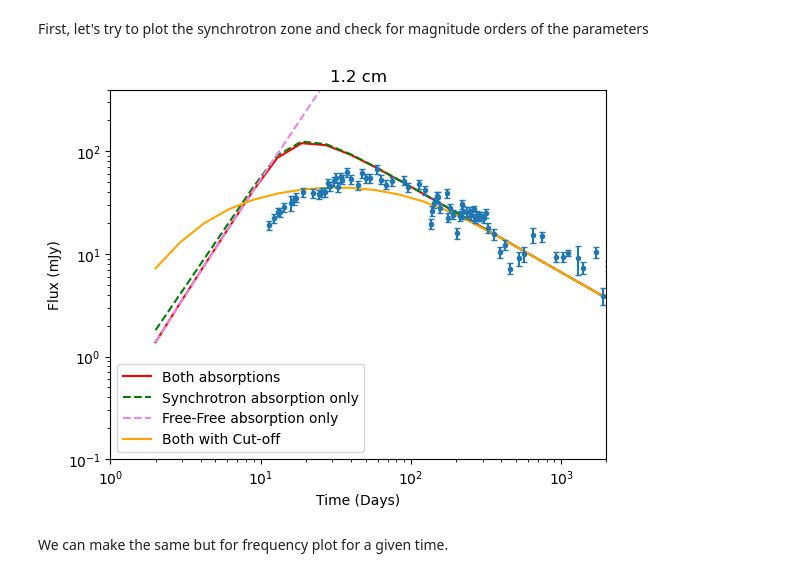
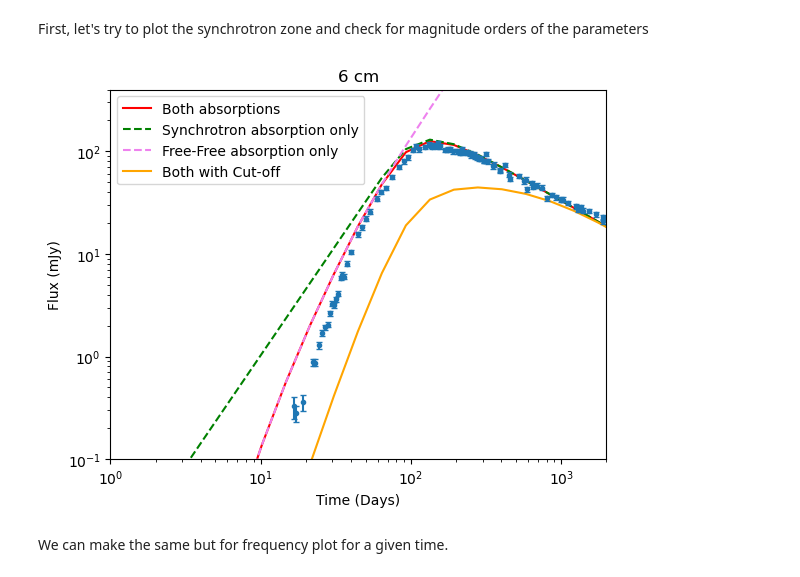
Before and after one commit to Camachoadri/JAEICU2024, a Jupyter notebook: Supernova SN1993J/SN1993J_Synchrotron.ipynb, the cells around one changed output. Drawn from its saved outputs; the diff is of its cells as text; code cells hidden in the pictures.

Commit message:
Still nothing, check how int limits change

```diff
--- a/Supernova SN1993J/SN1993J_Synchrotron.ipynb
+++ b/Supernova SN1993J/SN1993J_Synchrotron.ipynb
@@ -567,14 +577,34 @@ We can now procced to check the numerical integration by comparing with the anal
 p=3.
 B0=np.array([1.7*(27*u.G).value])
 N0=np.array([(6.7e-7*u.erg**(p-1)/u.cm**3).value])
-frequencytest= (const.c.cgs/21*u.cm).cgs.value
+r0= (6.35e14*u.cm).value
+time0=(2.34*u.day).value
+s=1.66
+a=0.86
+
+time=np.logspace(np.log10(time0), 3.5, num=40, base=10)
+#Computing the radius at a given time
+r=PLradius(time, time0, r0, a)
+#Computing number density and magentic field for the corresponding r
+B= Br(r, B0, r0, s)
+N= Nr(r, N0, r0, p, s)
+
+
+frequencytest= (const.c.cgs/6*u.cm).cgs.value
 EnergyLimit=  const.m_e.cgs.value*const.c.cgs.value**2
+LowEnergy=90
 
-print(f'Emission')
-print(SynchrotronEmissionCoeffNumerical(p, B0, N0, frequencytest, EnergyLimit, EnergyLimit*1e6 ) )
-print(SynchrotronEmissionCoeff(p, B0, N0, frequencytest))
+epsilon1=SynchrotronEmissionCoeffNumerical(p, B, N, frequencytest, LowEnergy*EnergyLimit, EnergyLimit*1e6 )
+kappa1=SynchrotronAbsorptionCoeffNumerical(p, B, N, frequencytest, LowEnergy*EnergyLimit, EnergyLimit*1e6 )
 
-print(f'Absorption')
-print(SynchrotronAbsorptionCoeffNumerical(p, B0, N0, frequencytest, EnergyLimit, EnergyLimit*1e6 ) )
-print(SynchrotronAbsorptionCoeff(p, B0, N0, frequencytest))
+epsilon2=SynchrotronEmissionCoeff(p, B, N, frequencytest)
+kappa2=SynchrotronAbsorptionCoeff(p, B, N, frequencytest)
+
+plt.plot(time,epsilon1, c='red', label='Emission Num')
+plt.plot(time,epsilon2, c='black',linestyle='dashed', label='Emission Analytic')
+plt.plot(time, kappa1, c='purple', label='Absorption Num')
+plt.plot(time, kappa2, c= 'grey', linestyle='dashed', label='Absorption Analytic')
+plt.xscale("log")
+plt.yscale("log")
+plt.legend()
 # %% [output]
@@ -893,40 +952,40 @@ I0=0
 
 
 #Select data
-i=0
-t=np.logspace(0.3, 5, num=30, base=10)
+i=3
+t=np.logspace(np.log10(time0), 5, num=30, base=10)
 
 frequency= wavelenghttofreq(float(data[i][0])*u.cm).cgs.value
 
 x= data[i][1].Days
 y=data[i][1].Flux
 err= data[i][1].Error
 
 
 F1= 1e3*FluxatTFull(t, time0, frequency, p, B0, N0, d, r0, s, Emin=Emin0, Emax=Emax0) #The data is in mJy
 F2= 1e3*FluxatTSynch(t, time0, frequency, p, B0, N0, d, r0, s, Emin=Emin0, Emax=Emax0) #The data is in mJy
 F3= 1e3*FluxatTFF(t, time0, frequency, p, B0, N0, d, r0, s, Emin=Emin0, Emax=Emax0) #The data is in mJy
 F4= 1e3*FluxatTFullNumerical(t, time0, frequency, p, B0, N0, d, r0, s, Emin=Emin0, Emax=Emax0) #The data is in mJy
 
 
 plt.plot(t,F1, c='red', label= 'Both absorptions')
 plt.plot(t,F2, c='green', linestyle='dashed', label= 'Synchrotron absorption only')
 plt.plot(t,F3, c='violet', linestyle='dashed', label= 'Free-Free absorption only')
 plt.plot(t,F4, c='orange', linestyle='solid', label= 'Both with Cut-off')
 plt.errorbar(x,y, yerr= err,fmt = '.', capsize=2)
 
 
 plt.xscale("log")
 plt.yscale("log")
 plt.ylim(0.1,400)
 plt.xlim(1,2000)
 plt.ylabel("Flux (mJy)")
 plt.xlabel("Time (Days)")
 plt.title(f'{data[i][0]} cm')
 plt.legend()
 plt.show()
 # %% [output]
-[figure, old version]
+[figure, new version]
 # %% [markdown]
 We can make the same but for frequency plot for a given time.
 # %%
```
Also changed, not shown: parts of 8 cells of this notebook.
